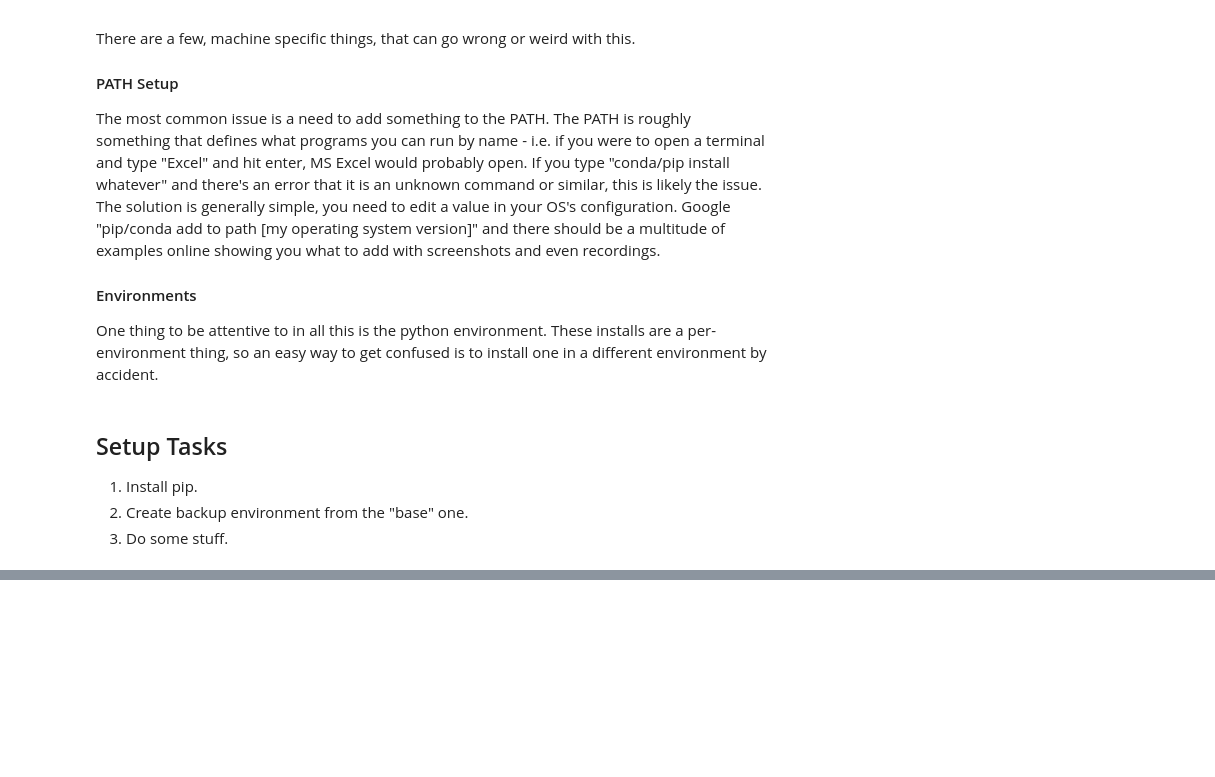
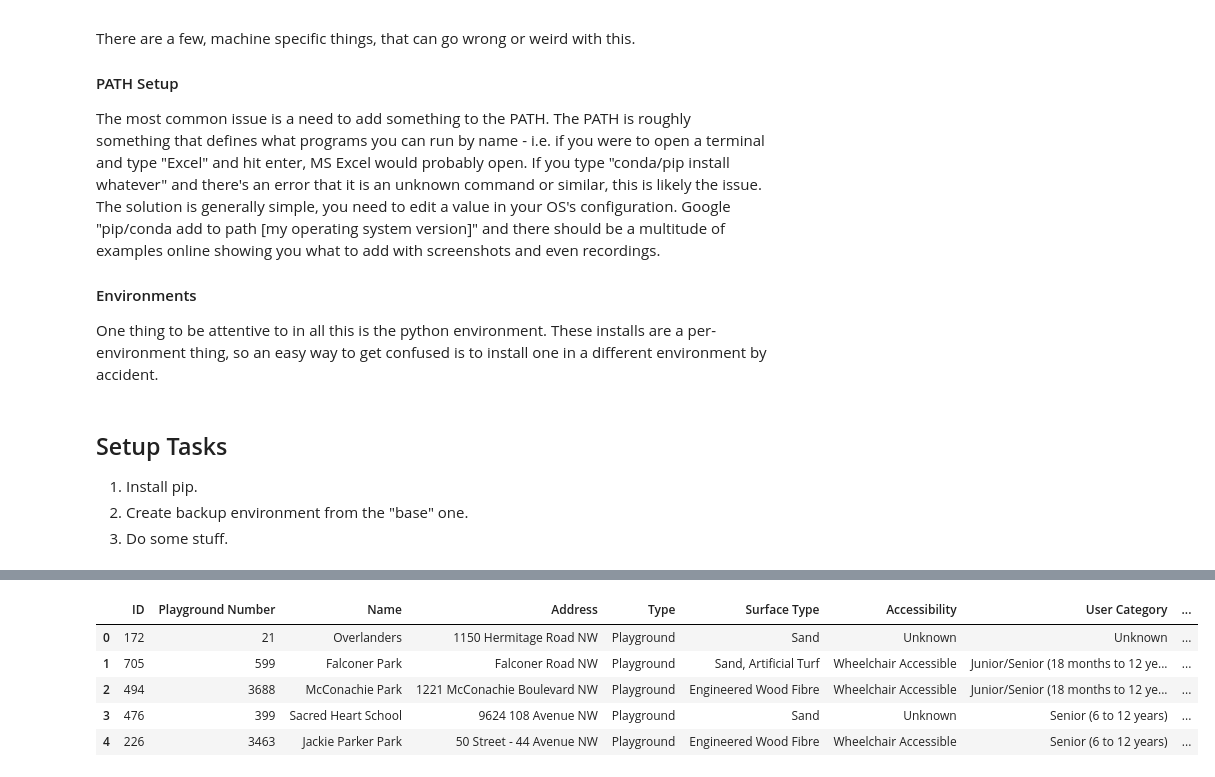
Before and after one commit to AkeemSemperDataScience/Programming_Basics_for_Machine_Learning_Students, a Jupyter notebook: workbooks/000_Setup.ipynb, the cells around one changed output, grey strips where cells are left out. Drawn from its saved outputs; the diff is of its cells as text; code cells hidden in the pictures; blank space fills up the shorter version.

```diff
--- a/workbooks/000_Setup.ipynb
+++ b/workbooks/000_Setup.ipynb
@@ -273,0 +286,9 @@ One thing to be attentive to in all this is the python environment. These instal
+# %%
+play.head()
+# %% [output]
+|  | ID | Playground Number | Name | Address | Type | Surface Type | Accessibility | User Category | ... |
+| 0 | 172 | 21 | Overlanders | 1150 Hermitage Road NW | Playground | Sand | Unknown | Unknown | ... |
+| 1 | 705 | 599 | Falconer Park | Falconer Road NW | Playground | Sand, Artificial Turf | Wheelchair Accessible | Junior/Senior (18 months to 12 ye... | ... |
+| 2 | 494 | 3688 | McConachie Park | 1221 McConachie Boulevard NW | Playground | Engineered Wood Fibre | Wheelchair Accessible | Junior/Senior (18 months to 12 ye... | ... |
+| 3 | 476 | 399 | Sacred Heart School | 9624 108 Avenue NW | Playground | Sand | Unknown | Senior (6 to 12 years) | ... |
+| 4 | 226 | 3463 | Jackie Parker Park | 50 Street - 44 Avenue NW | Playground | Engineered Wood Fibre | Wheelchair Accessible | Senior (6 to 12 years) | ... |
```
Also changed, not shown: parts of 10 cells of this notebook, 7 other files.
